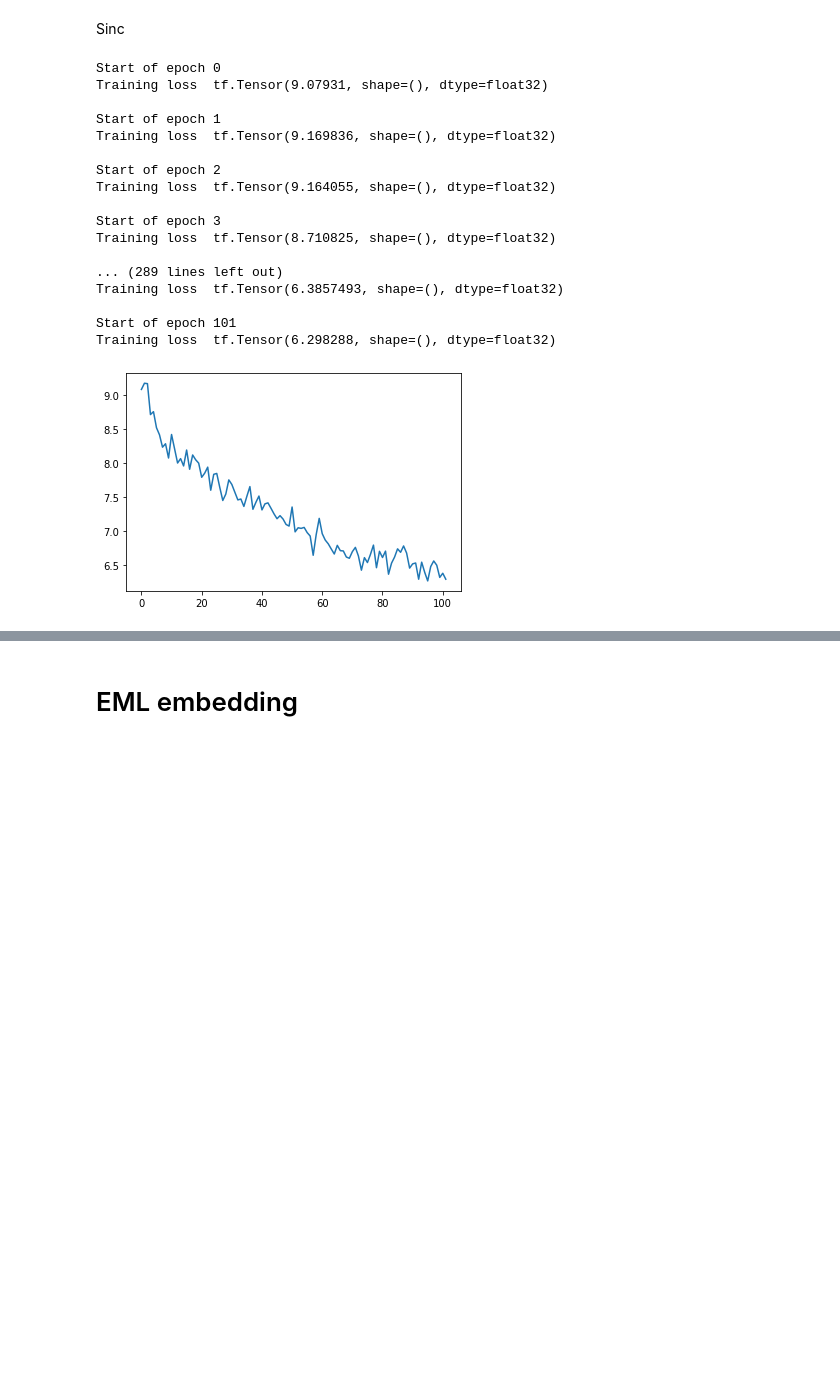
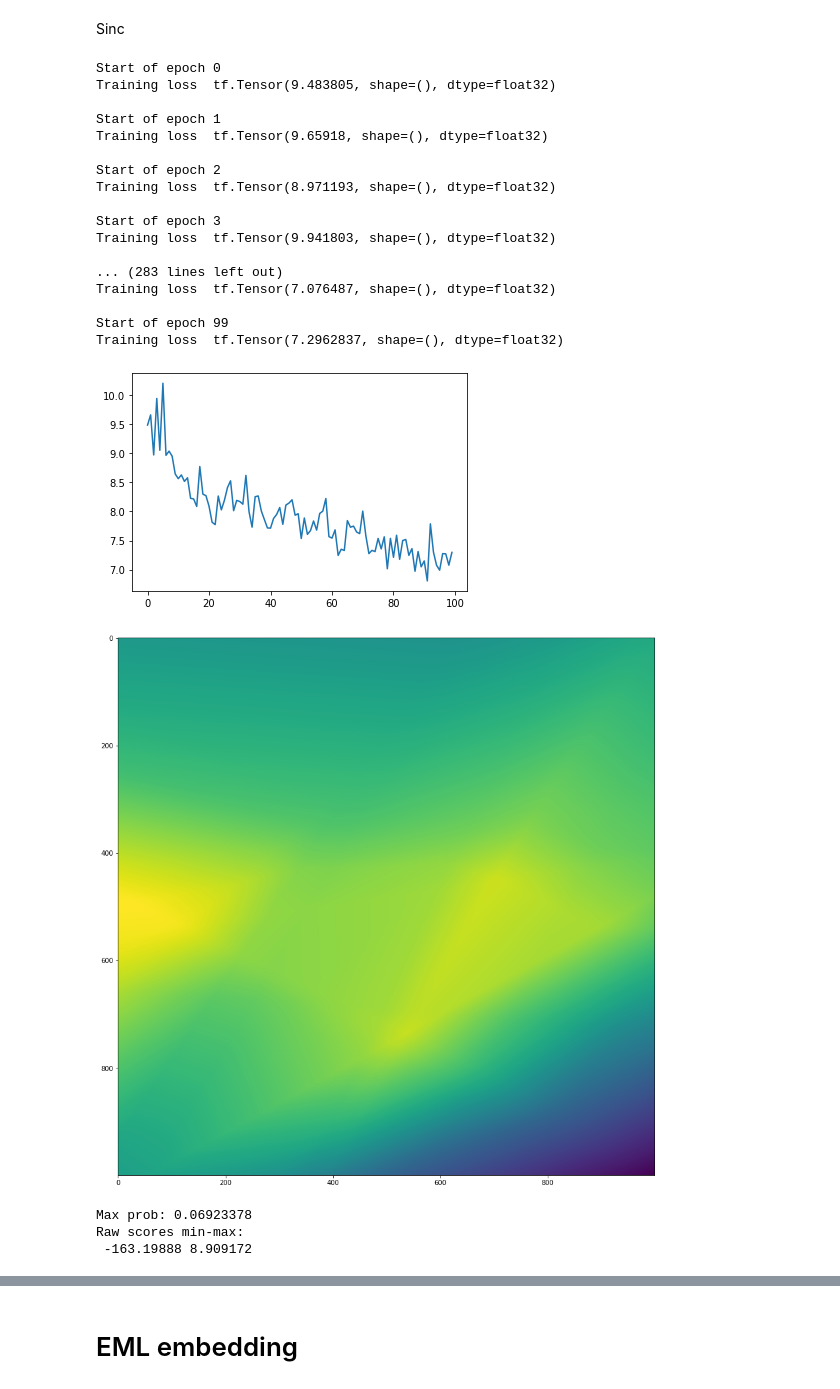
Before and after one commit to DanieleVeri/black-box-eml, a Jupyter notebook: experiments/notebooks/ebm.ipynb, the cells around one changed output, grey strips where cells are left out. Saved outputs shown, nothing was run; the diff lists cells and outputs as text; code cells hidden in the pictures; blank space fills up the shorter version.

```diff
--- a/experiments/notebooks/ebm.ipynb
+++ b/experiments/notebooks/ebm.ipynb
@@ -84,7 +84,7 @@ def energy_loss(x, y, keras_mdl):
 
     batch_size = x.shape[0]
     num_samples = 1024
-    stds = tf.zeros((1, 3)) + [0.01, 0.05, 0.1]
+    stds = tf.zeros((1, 2)) + [0.01, 0.05]
     scores_gt = tf.squeeze(scores) # (shape: (batch_size))
 
     y_samples_zero, q_y_samples, q_ys = sample_gmm_centered(stds, num_samples=num_samples)
@@ -255,26 +255,28 @@ def linear_constraint(backend, model, xvars):
     ]
 
 problem = build_problem("polynomial_1D", lambda x: math.sin(x*10)/x/10, ['real'], [[-1,1]])
-dataset = problem.get_dataset(20, backend_type='cplex')
+dataset = problem.get_dataset(200, backend_type='cplex')
 problem.y_lb = -1
 problem.y_ub = 1
 
 X, Y = [], []
 for ii, aa in enumerate(dataset[0]):
-    if not (aa > -0.5 and aa < 0.5) :
+    if (aa > -0.5 and aa < -0.3) or aa > 0.75:
         X.append(aa)
         Y.append(dataset[1][ii])
 X = np.stack(X)
 Y = np.stack(Y)
 
 surrogate_cfg = {
-    "epochs": 700,
+    "epochs": 100,
     "learning_rate": 5e-3,
     "weight_decay": 0,
-    "batch_size": 1024,
+    "batch_size": 8,
     "depth": 2,
     "width": 40,
 }
 
 surrogate_model = EBM(problem, surrogate_cfg, logger)
 mdl = surrogate_model.fit_surrogate(X,Y)
+
+surrogate_model.plot_predictions(mdl, X, Y)
@@ -310,44 +293,50 @@ def linear_constraint(backend, model, xvars):
     ]
 
 problem = build_problem("polynomial_1D", lambda x: -math.sin(x*10)/x/20, ['real'], [[-1,1]])
-dataset = problem.get_dataset(1000, backend_type='cplex')
+dataset = problem.get_dataset(200, backend_type='cplex')
 problem.y_lb = -1
 problem.y_ub = 1
 
 X, Y = [], []
 for ii, aa in enumerate(dataset[0]):
     X.append(aa)
     Y.append(dataset[1][ii])
 X = np.stack(X)
 Y = np.stack(Y)
 
 surrogate_cfg = {
-    "epochs": 102,
+    "epochs": 100,
     "learning_rate": 5e-3,
     "weight_decay": 0,
-    "batch_size": 64,
+    "batch_size": 8,
     "depth": 2,
     "width": 40,
 }
 
 surrogate_model = EBM(problem, surrogate_cfg, logger)
 mdl = surrogate_model.fit_surrogate(X,Y)
+
+surrogate_model.plot_predictions(mdl, X, Y)
 # %% [output]
 Start of epoch 0
-Training loss  tf.Tensor(9.07931, shape=(), dtype=float32)
+Training loss  tf.Tensor(9.483805, shape=(), dtype=float32)
 
 Start of epoch 1
-Training loss  tf.Tensor(9.169836, shape=(), dtype=float32)
+Training loss  tf.Tensor(9.65918, shape=(), dtype=float32)
 
 Start of epoch 2
-Training loss  tf.Tensor(9.164055, shape=(), dtype=float32)
+Training loss  tf.Tensor(8.971193, shape=(), dtype=float32)
 
 Start of epoch 3
-Training loss  tf.Tensor(8.710825, shape=(), dtype=float32)
+Training loss  tf.Tensor(9.941803, shape=(), dtype=float32)
 
-... (289 lines left out)
-Training loss  tf.Tensor(6.3857493, shape=(), dtype=float32)
+... (283 lines left out)
+Training loss  tf.Tensor(7.076487, shape=(), dtype=float32)
 
-Start of epoch 101
-Training loss  tf.Tensor(6.298288, shape=(), dtype=float32)
+Start of epoch 99
+Training loss  tf.Tensor(7.2962837, shape=(), dtype=float32)
-[figure, old version]
+[figure, new version]
+[figure, added]
+Max prob: 0.06923378
+Raw scores min-max:
+ -163.19888 8.909172
```
Also changed, not shown: parts of 7 cells of this notebook.
